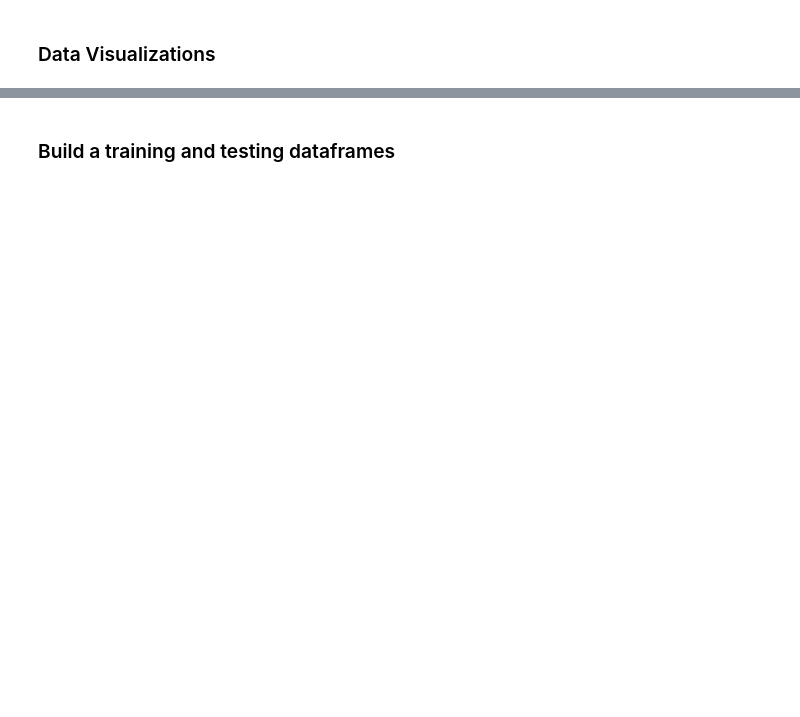
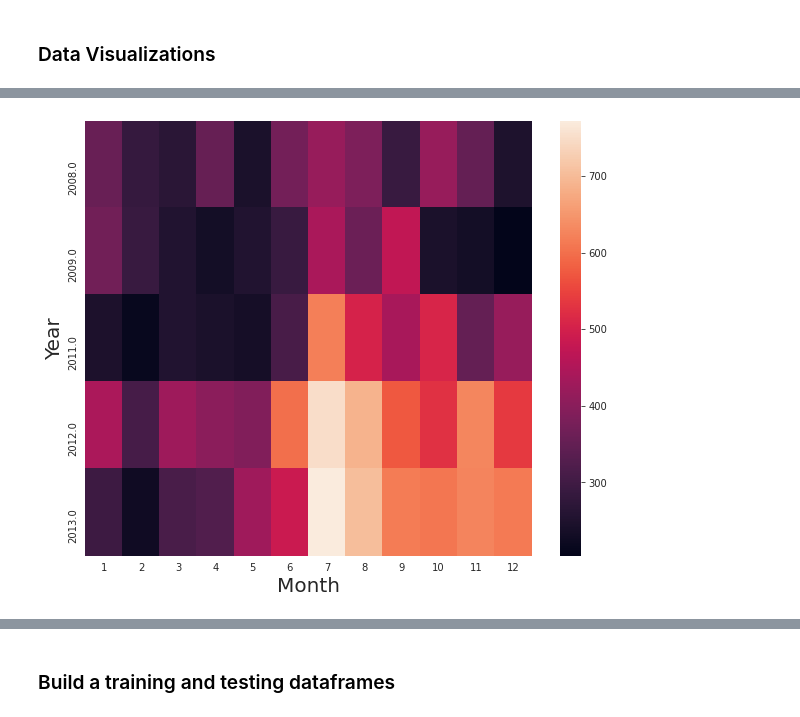
Before and after one commit to larregui/IST718-Project, a Jupyter notebook: IST718_FinalProject_2020.ipynb, the cells around one changed output, grey strips where cells are left out. Saved outputs shown, nothing was run; the diff lists cells and outputs as text; code cells hidden in the pictures; blank space fills up the shorter version.

```diff
--- a/IST718_FinalProject_2020.ipynb
+++ b/IST718_FinalProject_2020.ipynb
@@ -108,0 +174,7 @@ TypeError: ignored
+# %%
+plt.figure(figsize=(10,8))
+ax = sns.heatmap(month_vs_year)
+ax.set_xlabel('Month').set_size(20)
+ax.set_ylabel('Year').set_size(20)
+# %% [output]
+[figure, added]
```
Also changed, not shown: parts of 20 cells of this notebook.
